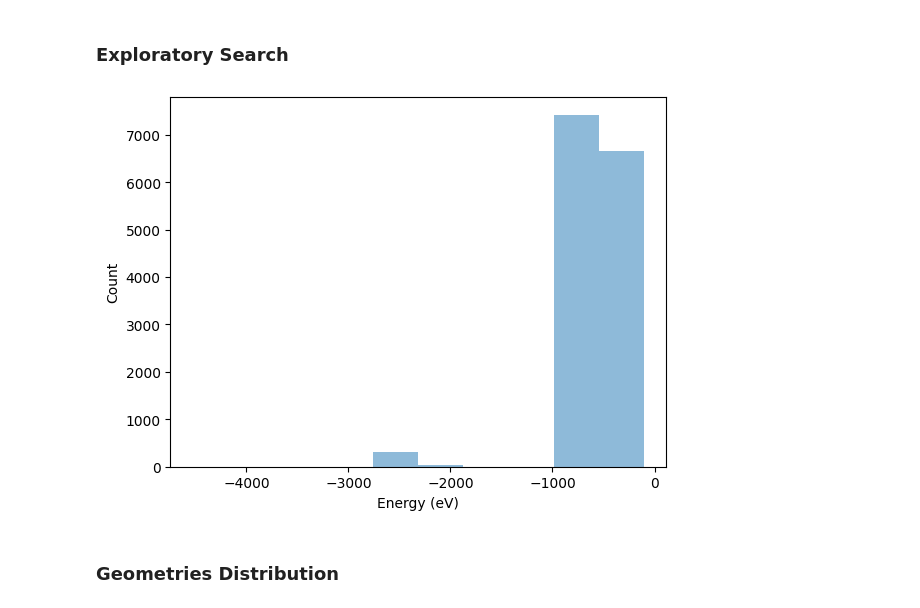
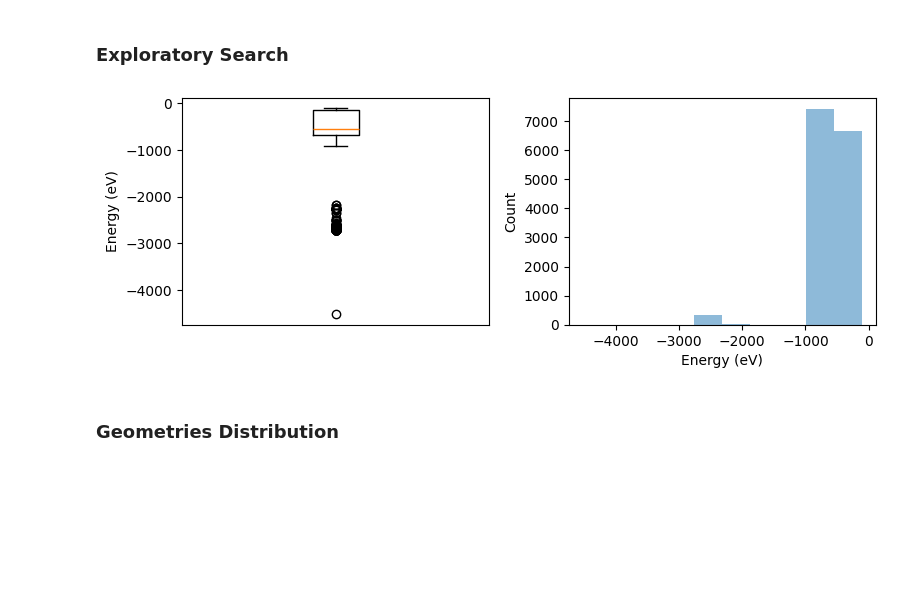
Before and after one commit to pedrozanineli/inference, a Jupyter notebook: 3_plot.ipynb, the cells around one changed output. Cells and saved outputs as stored; diff of their text form; code cells hidden in the pictures; blank space fills up the shorter version.

```diff
--- a/3_plot.ipynb
+++ b/3_plot.ipynb
@@ -29,10 +29,18 @@ print(len(predicted_forces_mace),len(real_forces))
 # %% [markdown]
 ### Exploratory Search
 # %%
+plt.figure(figsize=(8,3))
+plt.subplot(121)
+plt.boxplot(real_energies)
+plt.xticks([]),plt.ylabel('Energy (eV)')
+
+plt.subplot(122)
 plt.hist(real_energies,density=False,bins=10,alpha=0.5)
 plt.xlabel('Energy (eV)'),plt.ylabel('Count')
+
+plt.tight_layout()
 plt.show()
 # %% [output]
-[figure, old version]
+[figure, new version]
 # %% [markdown]
 ### Geometries Distribution
```
Also changed, not shown: parts of 12 cells of this notebook, 1 other file.
